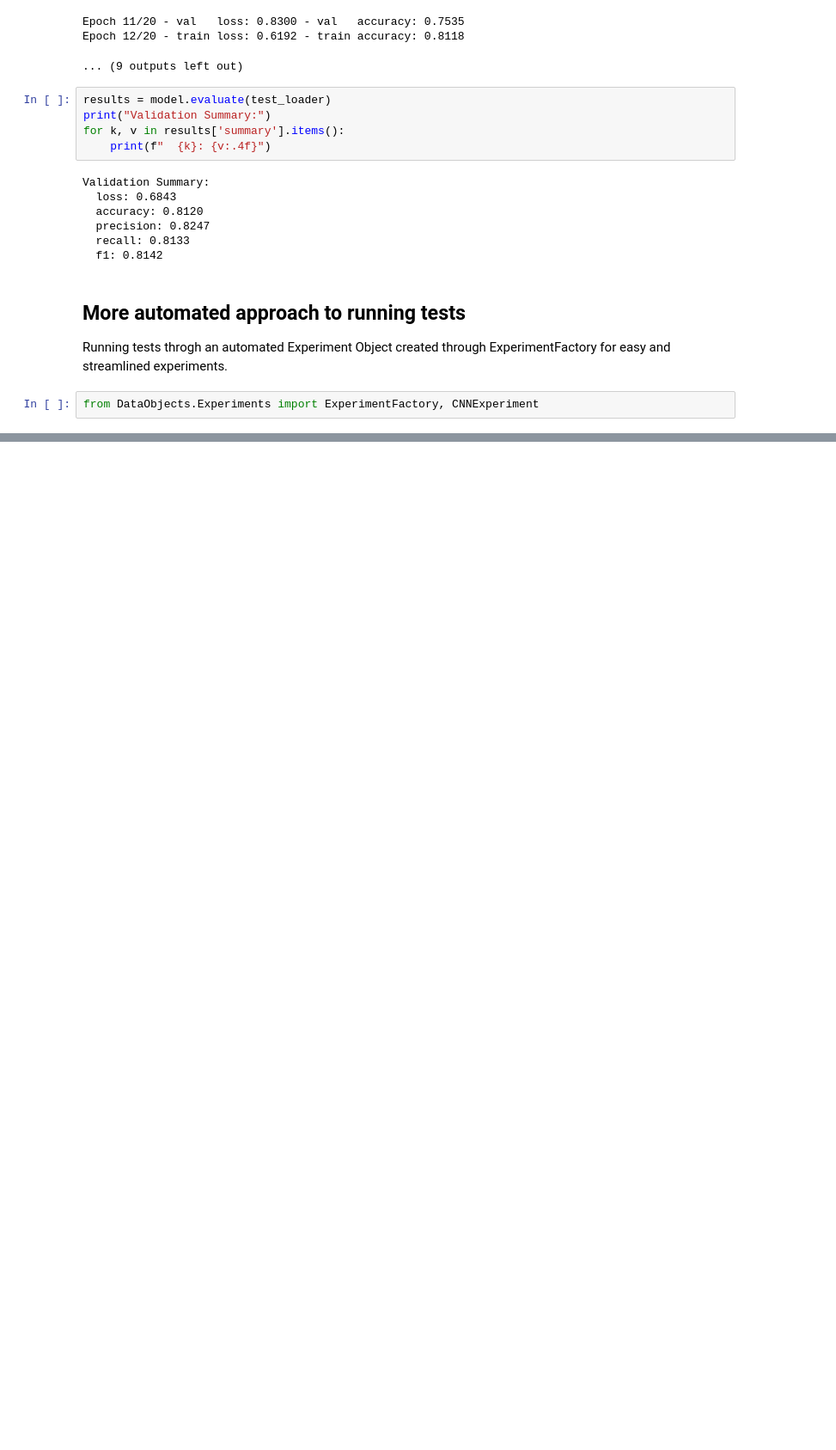
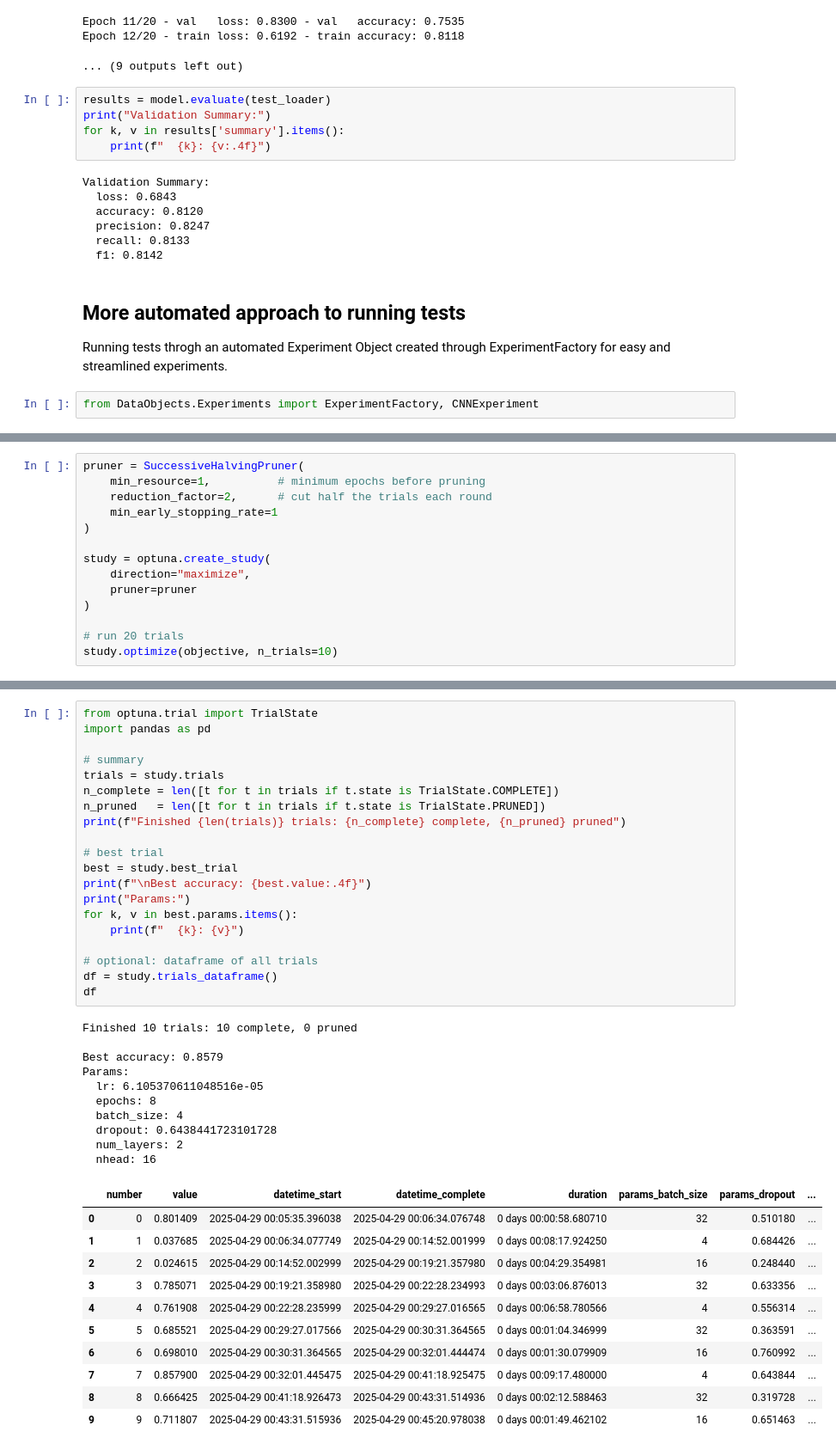
Before and after one commit to Ja-Gk-00/DeepLearning, a Jupyter notebook: Project_II/CustomTransformerExploration.ipynb, the cells around one changed output, grey strips where cells are left out. Shown: that part at 86% size. Cells and saved outputs as stored; diff of their text form; blank space fills up the shorter version.

```diff
--- a/Project_II/CustomTransformerExploration.ipynb
+++ b/Project_II/CustomTransformerExploration.ipynb
@@ -150,0 +282,14 @@ transformer_exp.run()
+# %%
+pruner = SuccessiveHalvingPruner(
+    min_resource=1,          # minimum epochs before pruning
+    reduction_factor=2,      # cut half the trials each round
+    min_early_stopping_rate=1
+)
+
+study = optuna.create_study(
+    direction="maximize",
+    pruner=pruner
+)
+
+# run 20 trials
+study.optimize(objective, n_trials=10)
@@ -150,0 +316,42 @@ transformer_exp.run()
+# %%
+from optuna.trial import TrialState
+import pandas as pd
+
+# summary
+trials = study.trials
+n_complete = len([t for t in trials if t.state is TrialState.COMPLETE])
+n_pruned   = len([t for t in trials if t.state is TrialState.PRUNED])
+print(f"Finished {len(trials)} trials: {n_complete} complete, {n_pruned} pruned")
+
+# best trial
+best = study.best_trial
+print(f"\nBest accuracy: {best.value:.4f}")
+print("Params:")
+for k, v in best.params.items():
+    print(f"  {k}: {v}")
+
+# optional: dataframe of all trials
+df = study.trials_dataframe()
+df
+# %% [output]
+Finished 10 trials: 10 complete, 0 pruned
+
+Best accuracy: 0.8579
+Params:
+  lr: 6.105370611048516e-05
+  epochs: 8
+  batch_size: 4
+  dropout: 0.6438441723101728
+  num_layers: 2
+  nhead: 16
+|  | number | value | datetime_start | datetime_complete | duration | params_batch_size | params_dropout | ... |
+| 0 | 0 | 0.801409 | 2025-04-29 00:05:35.396038 | 2025-04-29 00:06:34.076748 | 0 days 00:00:58.680710 | 32 | 0.510180 | ... |
+| 1 | 1 | 0.037685 | 2025-04-29 00:06:34.077749 | 2025-04-29 00:14:52.001999 | 0 days 00:08:17.924250 | 4 | 0.684426 | ... |
+| 2 | 2 | 0.024615 | 2025-04-29 00:14:52.002999 | 2025-04-29 00:19:21.357980 | 0 days 00:04:29.354981 | 16 | 0.248440 | ... |
+| 3 | 3 | 0.785071 | 2025-04-29 00:19:21.358980 | 2025-04-29 00:22:28.234993 | 0 days 00:03:06.876013 | 32 | 0.633356 | ... |
+| 4 | 4 | 0.761908 | 2025-04-29 00:22:28.235999 | 2025-04-29 00:29:27.016565 | 0 days 00:06:58.780566 | 4 | 0.556314 | ... |
+| 5 | 5 | 0.685521 | 2025-04-29 00:29:27.017566 | 2025-04-29 00:30:31.364565 | 0 days 00:01:04.346999 | 32 | 0.363591 | ... |
+| 6 | 6 | 0.698010 | 2025-04-29 00:30:31.364565 | 2025-04-29 00:32:01.444474 | 0 days 00:01:30.079909 | 16 | 0.760992 | ... |
+| 7 | 7 | 0.857900 | 2025-04-29 00:32:01.445475 | 2025-04-29 00:41:18.925475 | 0 days 00:09:17.480000 | 4 | 0.643844 | ... |
+| 8 | 8 | 0.666425 | 2025-04-29 00:41:18.926473 | 2025-04-29 00:43:31.514936 | 0 days 00:02:12.588463 | 32 | 0.319728 | ... |
+| 9 | 9 | 0.711807 | 2025-04-29 00:43:31.515936 | 2025-04-29 00:45:20.978038 | 0 days 00:01:49.462102 | 16 | 0.651463 | ... |
```
Also changed, not shown: parts of 20 cells of this notebook, 8 other files.
